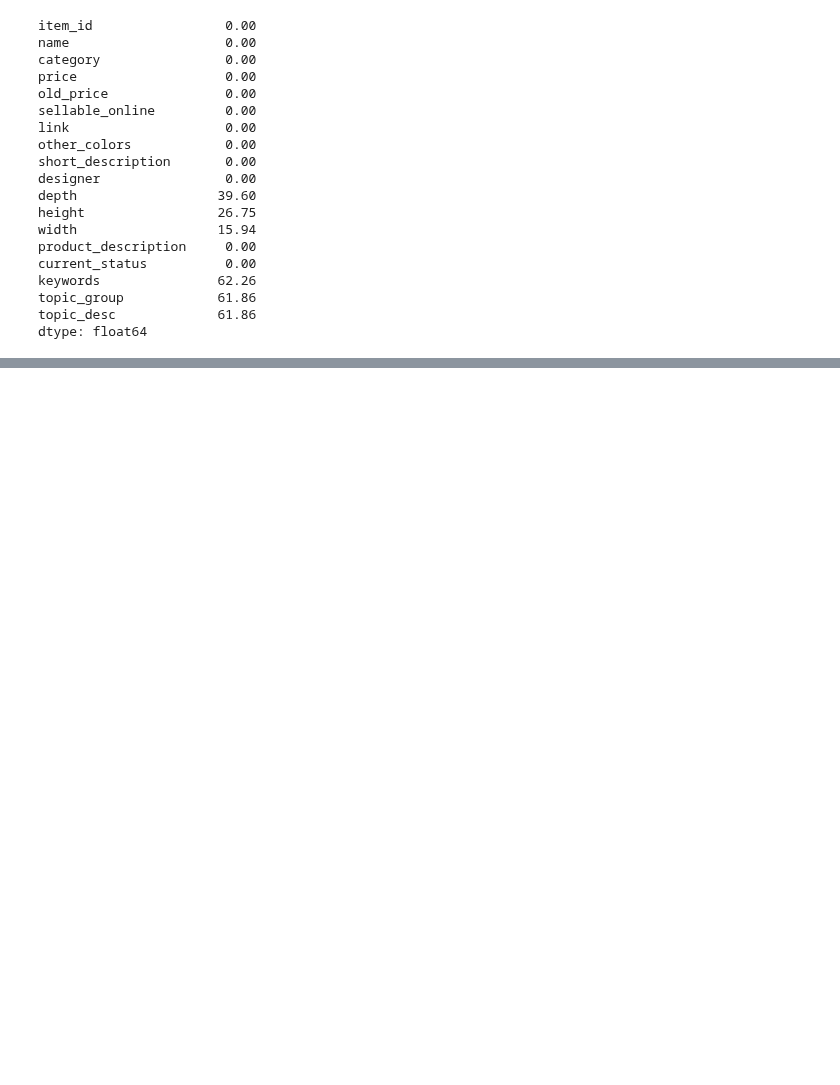
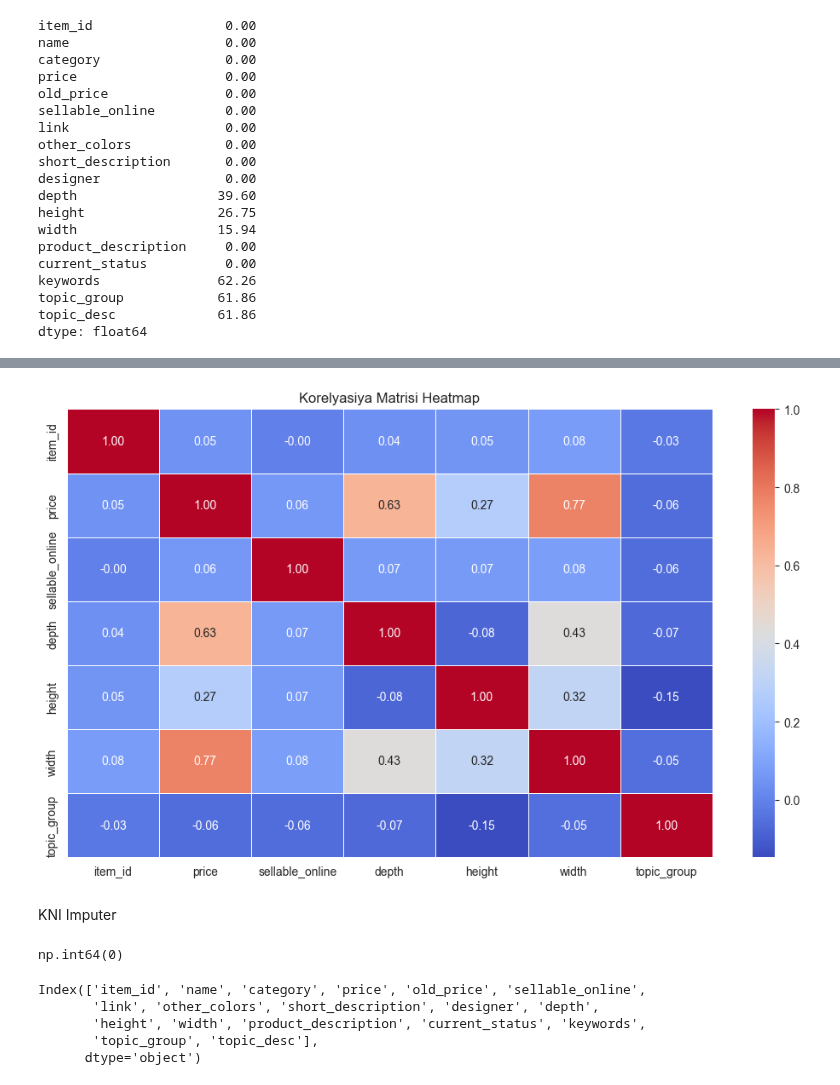
Before and after one commit to Sevinj-joy/Matplotlib_examples, a Jupyter notebook: IKEA/ikea_analysis.ipynb, the cells around one changed output, grey strips where cells are left out. Saved outputs shown, nothing was run; the diff lists cells and outputs as text; code cells hidden in the pictures; blank space fills up the shorter version.

```diff
--- a/IKEA/ikea_analysis.ipynb
+++ b/IKEA/ikea_analysis.ipynb
@@ -231,0 +253,16 @@ dtype: float64
+# %%
+data_corr = data.dropna(subset=['depth'])
+
+# Korelyasiya matrisini hesablayırıq (yalnız ədədi sütunlar üçün)
+correlation_matrix = data_corr.corr(numeric_only=True)
+
+# Heatmap plotu
+plt.figure(figsize=(10, 6))
+sns.heatmap(correlation_matrix, annot=True, cmap='coolwarm', fmt=".2f", linewidths=0.5)
+plt.title("Korelyasiya Matrisi Heatmap")
+plt.tight_layout()
+plt.show()
+# %% [output]
+[figure, added]
+# %% [markdown]
+KNI Imputer
@@ -231,0 +279,12 @@ dtype: float64
+# %%
+data["depth"].isnull().sum()
+# %% [output]
+np.int64(0)
+# %%
+data.columns
+# %% [output]
+Index(['item_id', 'name', 'category', 'price', 'old_price', 'sellable_online',
+       'link', 'other_colors', 'short_description', 'designer', 'depth',
+       'height', 'width', 'product_description', 'current_status', 'keywords',
+       'topic_group', 'topic_desc'],
+      dtype='object')
```
Also changed, not shown: parts of 7 cells of this notebook.
